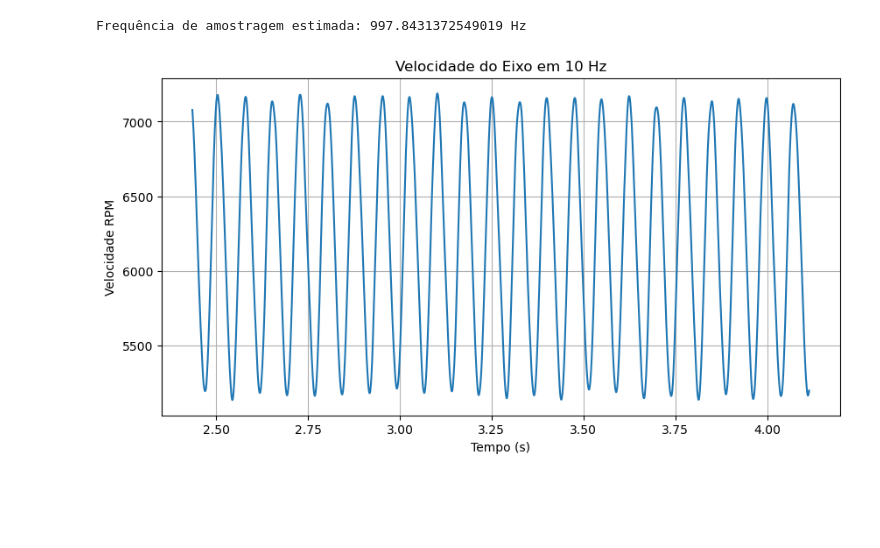
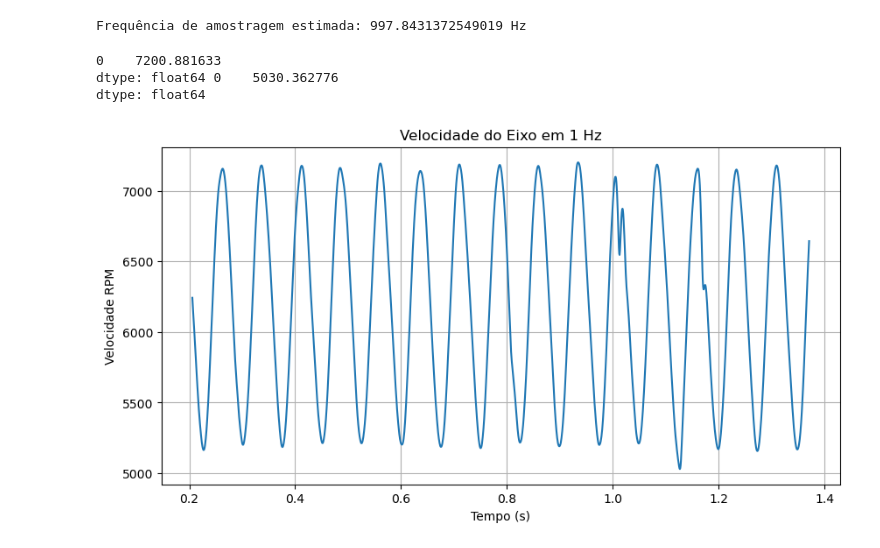
Before and after one commit to camillemotajf/lab_controle, a Jupyter notebook: plot_senoide copy.ipynb, the cells around one changed output. Cells and saved outputs as stored; diff of their text form; code cells hidden in the pictures; blank space fills up the shorter version.

```diff
--- a/plot_senoide copy.ipynb
+++ b/plot_senoide copy.ipynb
@@ -91,11 +90,18 @@ resposta_filtrada = pd.DataFrame(resposta_filtrada)
+# %%
+resposta_filtrada = pd.DataFrame(resposta_filtrada)
+print(resposta_filtrada.iloc[300:2000].max(), resposta_filtrada.iloc[300:2000].min())
+# %% [output]
+0    7200.881633
+dtype: float64 0    5030.362776
+dtype: float64
 # %%
 plt.figure(figsize=(10,5))
 # plt.plot(data['tempo'].iloc[5:100], data['tensao'].iloc[5:100], label= 'Senoide Ts = 1ms')
-plt.plot(t_out.iloc[3550:6000], resposta_filtrada.iloc[3550:6000])
+plt.plot(t_out.iloc[300:2000], resposta_filtrada.iloc[300:2000])
 plt.xlabel('Tempo (s)')
 plt.ylabel('Velocidade RPM')
-plt.title('Velocidade do Eixo em 10 Hz')
+plt.title('Velocidade do Eixo em 1 Hz')
 plt.grid()
 plt.show()
 # %% [output]
-[figure, old version]
+[figure, new version]
```
Also changed, not shown: parts of 6 cells of this notebook, 12 other files.
